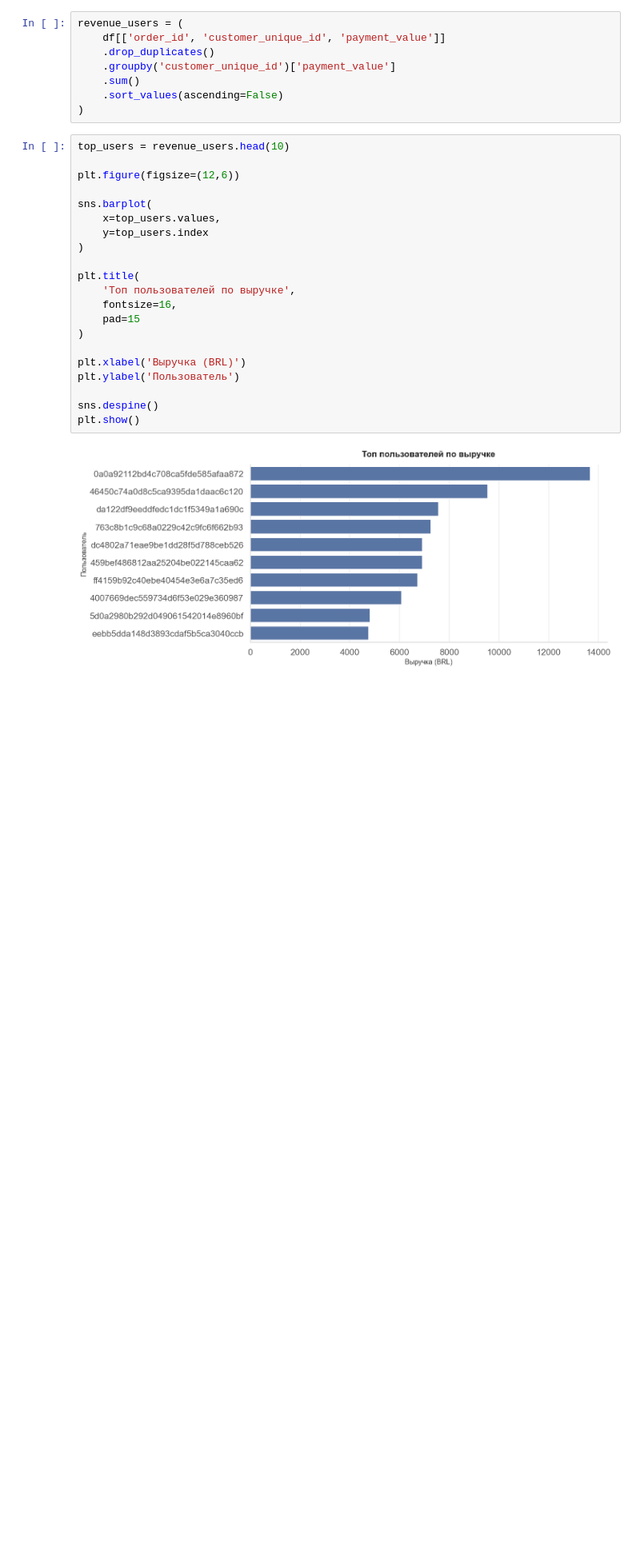
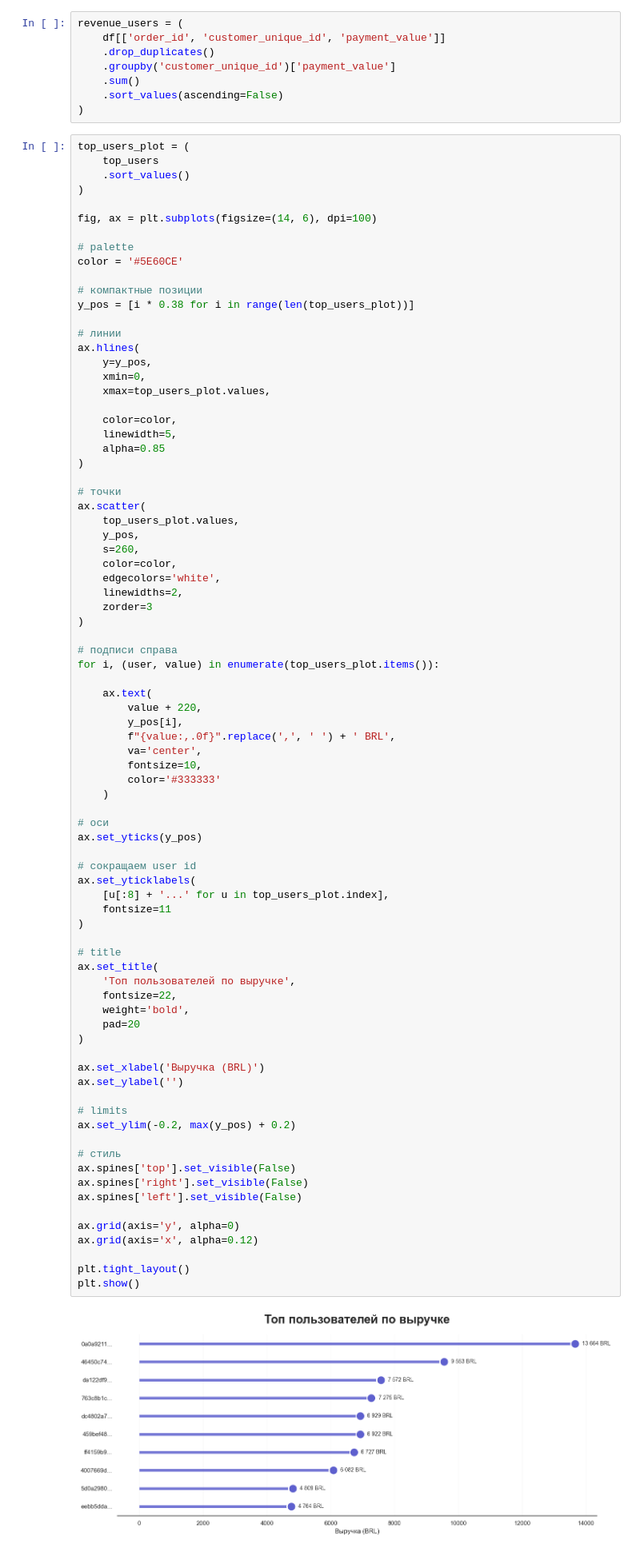
Before and after one commit to Malentaaa/product-analytics-project, a Jupyter notebook: project.ipynb, the cells around one changed output. Shown at 80% size. Saved outputs shown, nothing was run; the diff lists cells and outputs as text; blank space fills up the shorter version.

```diff
--- a/project.ipynb
+++ b/project.ipynb
@@ -1875,28 +2040,88 @@ revenue_users = (
     .sort_values(ascending=False)
 )
 # %%
-top_users = revenue_users.head(10)
-
-plt.figure(figsize=(12,6))
-
-sns.barplot(
-    x=top_users.values,
-    y=top_users.index
+top_users_plot = (
+    top_users
+    .sort_values()
 )
 
-plt.title(
-    'Топ пользователей по выручке',
-    fontsize=16,
-    pad=15
+fig, ax = plt.subplots(figsize=(14, 6), dpi=100)
+
+# palette
+color = '#5E60CE'
+
+# компактные позиции
+y_pos = [i * 0.38 for i in range(len(top_users_plot))]
+
+# линии
+ax.hlines(
+    y=y_pos,
+    xmin=0,
+    xmax=top_users_plot.values,
+
+    color=color,
+    linewidth=5,
+    alpha=0.85
 )
 
-plt.xlabel('Выручка (BRL)')
-plt.ylabel('Пользователь')
+# точки
+ax.scatter(
+    top_users_plot.values,
+    y_pos,
+    s=260,
+    color=color,
+    edgecolors='white',
+    linewidths=2,
+    zorder=3
+)
 
-sns.despine()
+# подписи справа
+for i, (user, value) in enumerate(top_users_plot.items()):
+
+    ax.text(
+        value + 220,
+        y_pos[i],
+        f"{value:,.0f}".replace(',', ' ') + ' BRL',
+        va='center',
+        fontsize=10,
+        color='#333333'
+    )
+
+# оси
+ax.set_yticks(y_pos)
+
+# сокращаем user id
+ax.set_yticklabels(
+    [u[:8] + '...' for u in top_users_plot.index],
+    fontsize=11
+)
+
+# title
+ax.set_title(
+    'Топ пользователей по выручке',
+    fontsize=22,
+    weight='bold',
+    pad=20
+)
+
+ax.set_xlabel('Выручка (BRL)')
+ax.set_ylabel('')
+
+# limits
+ax.set_ylim(-0.2, max(y_pos) + 0.2)
+
+# стиль
+ax.spines['top'].set_visible(False)
+ax.spines['right'].set_visible(False)
+ax.spines['left'].set_visible(False)
+
+ax.grid(axis='y', alpha=0)
+ax.grid(axis='x', alpha=0.12)
+
+plt.tight_layout()
 plt.show()
 # %% [output]
-[figure, old version]
+[figure, new version]
 # %% [markdown]
 График демонстрирует распределение выручки среди пользователей с наибольшим объёмом покупок. Видно, что небольшой сегмент клиентов генерирует существенно более высокую выручку по сравнению с остальной пользовательской базой.
 
```
Also changed, not shown: parts of 6 cells of this notebook.
